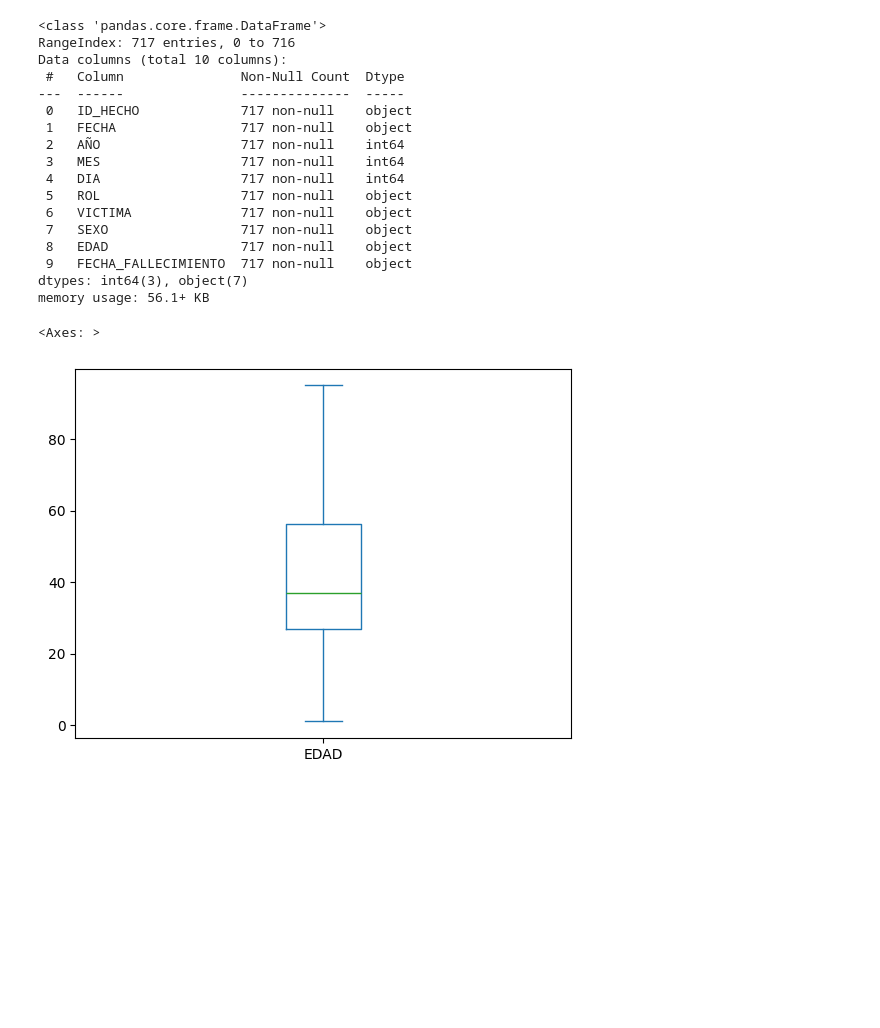
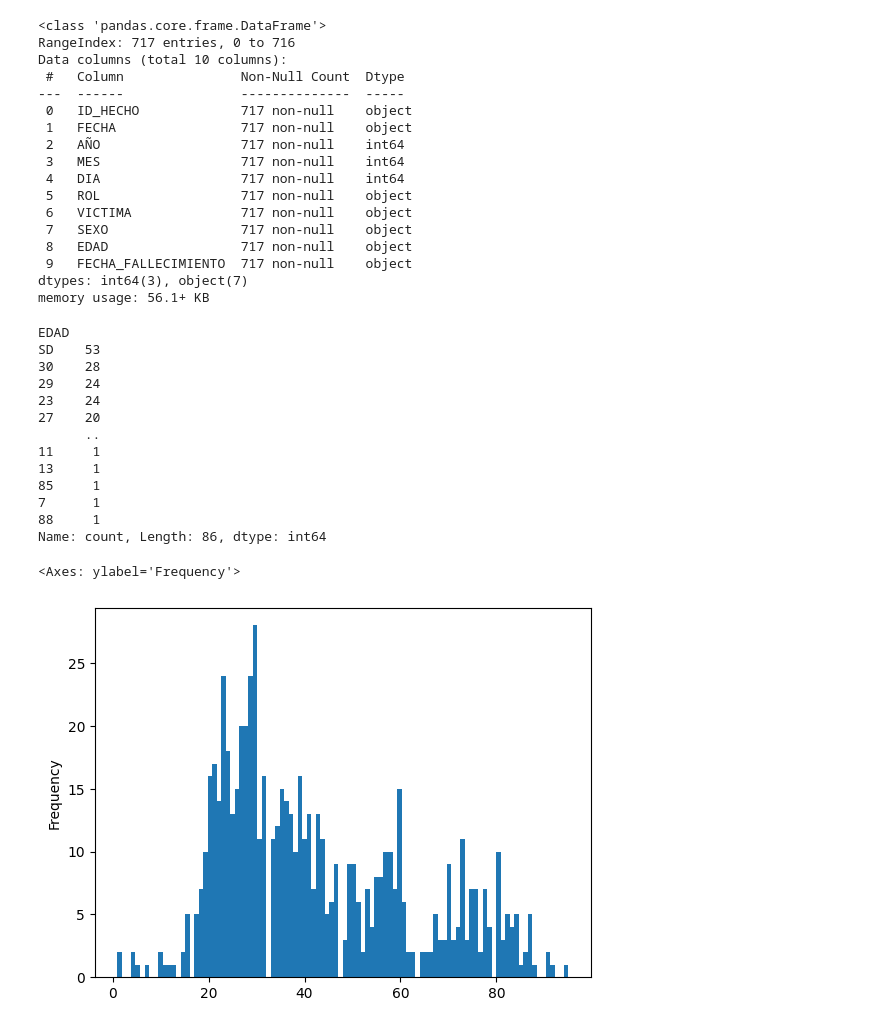
Before and after one commit to JPeraltaBorjas/An-lisis_de_Siniestros_Viales_Data_Analyst-P2, a Jupyter notebook: EDA_P2.ipynb, the cells around one changed output. Drawn from its saved outputs; the diff is of its cells as text; code cells hidden in the pictures; blank space fills up the shorter version.

```diff
--- a/EDA_P2.ipynb
+++ b/EDA_P2.ipynb
@@ -311,10 +299,24 @@ memory usage: 56.1+ KB
 # %%
 # Se verifica los datos contenidos en la columna EDAD
 victimas['EDAD'].value_counts()
-
-condicion_edad= victimas['EDAD']!='SD'
-datos_edad=victimas[condicion_edad].EDAD.astype(int)
-datos_edad.plot.box()
 # %% [output]
-<Axes: >
+EDAD
+SD    53
+30    28
+29    24
+23    24
+27    20
+      ..
+11     1
+13     1
+85     1
+7      1
+88     1
+Name: count, Length: 86, dtype: int64
-[figure, removed]
+# %%
+condicion_edad= victimas['EDAD']!='SD'
+datos_edad=victimas[condicion_edad].EDAD.astype(int)
+datos_edad.plot.hist(bins=100)
+# %% [output]
+<Axes: ylabel='Frequency'>
+[figure, added]
```
Also changed, not shown: parts of 17 cells of this notebook, 1 other file.
